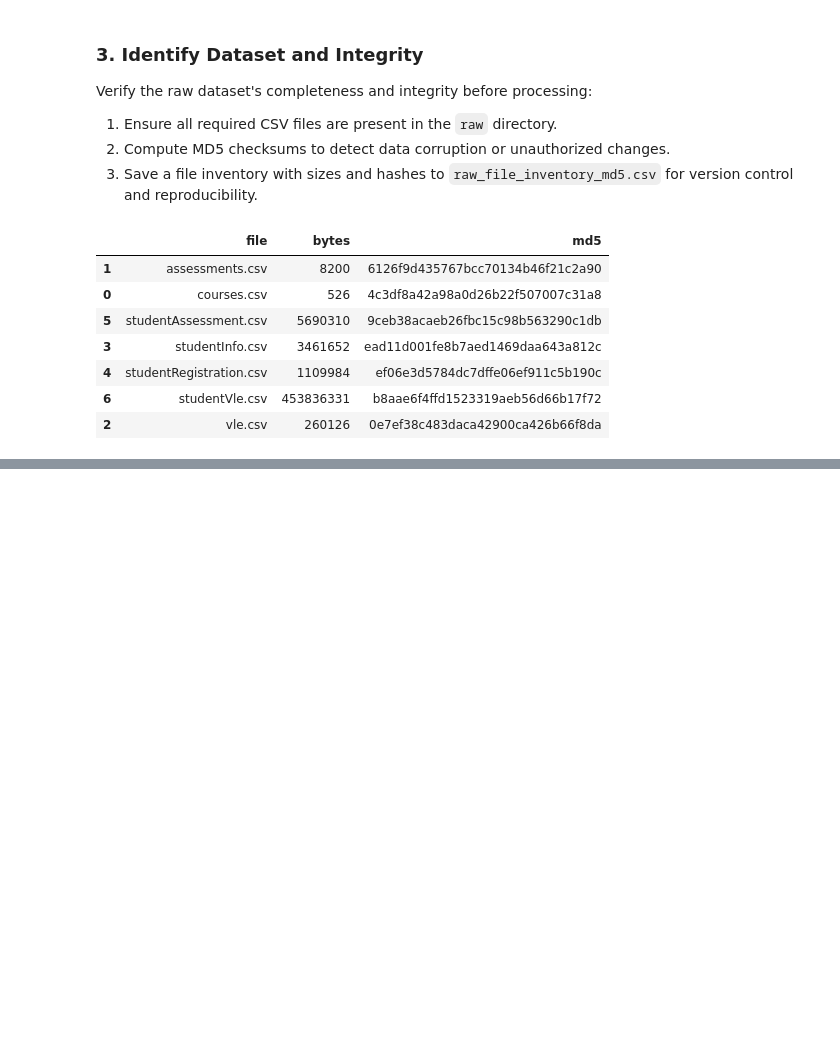
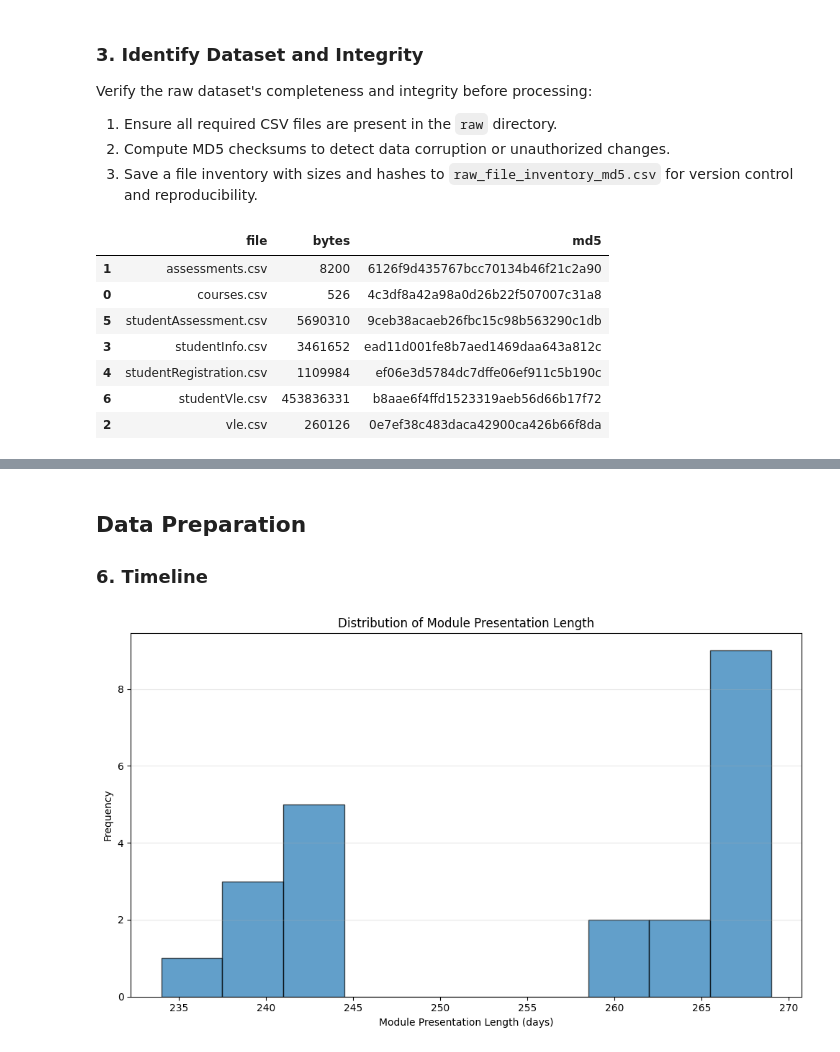
Before and after one commit to dataweby/ToU-Classification, a Jupyter notebook: notebooks/01_dataset_preprocessing.ipynb, the cells around one changed output, grey strips where cells are left out. Cells and saved outputs as stored; diff of their text form; code cells hidden in the pictures; blank space fills up the shorter version.

```diff
--- a/notebooks/01_dataset_preprocessing.ipynb
+++ b/notebooks/01_dataset_preprocessing.ipynb
@@ -143,0 +148,19 @@ inv_df
+# %%
+# Define the different tables used and create a dataframe for each
+courses = pd.read_csv(RAW_DIR / "courses.csv")
+assessments = pd.read_csv(RAW_DIR / "assessments.csv")
+vle = pd.read_csv(RAW_DIR / "vle.csv")
+studentInfo = pd.read_csv(RAW_DIR / "studentInfo.csv")
+studentReg = pd.read_csv(RAW_DIR / "studentRegistration.csv")
+studentAssess = pd.read_csv(RAW_DIR / "studentAssessment.csv")
+studentVle = pd.read_csv(RAW_DIR / "studentVle.csv")
+
+# Print the shape of each table
+print("Shapes of loaded data tables:")
+print("courses:", courses.shape)
+print("assessments:", assessments.shape)
+print("vle:", vle.shape)
+print("studentInfo:", studentInfo.shape)
+print("studentRegistration:", studentReg.shape)
+print("studentAssessment:", studentAssess.shape)
+print("studentVle:", studentVle.shape)
@@ -143,0 +273,17 @@ inv_df
+# %% [markdown]
+## Data Preparation
+
+### 6. Timeline
+# %%
+# Plot histogram of module_presentation_length
+plt.figure(figsize=(10, 6))
+plt.hist(courses['module_presentation_length'], bins=10, edgecolor='black', alpha=0.7)
+plt.xlabel('Module Presentation Length (days)')
+plt.ylabel('Frequency')
+plt.title('Distribution of Module Presentation Length')
+plt.grid(axis='y', alpha=0.3)
+plt.tight_layout()
+plt.savefig(FIG_DIR / "visual_1_module_presentation_length_histogram.png", dpi=200)
+plt.show()
+# %% [output]
+[figure, added]
```
Also changed, not shown: parts of 23 cells of this notebook, 7 other files.
